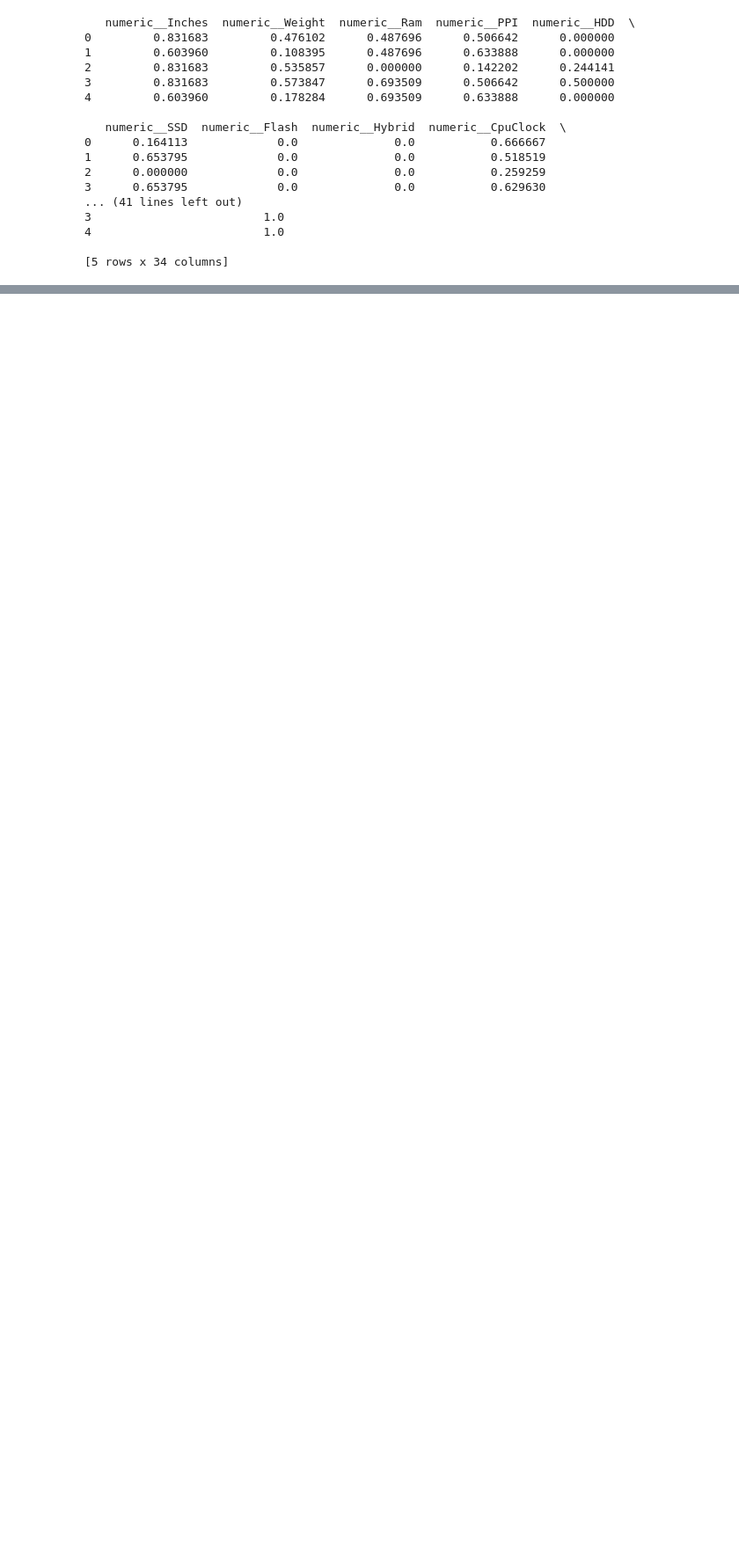
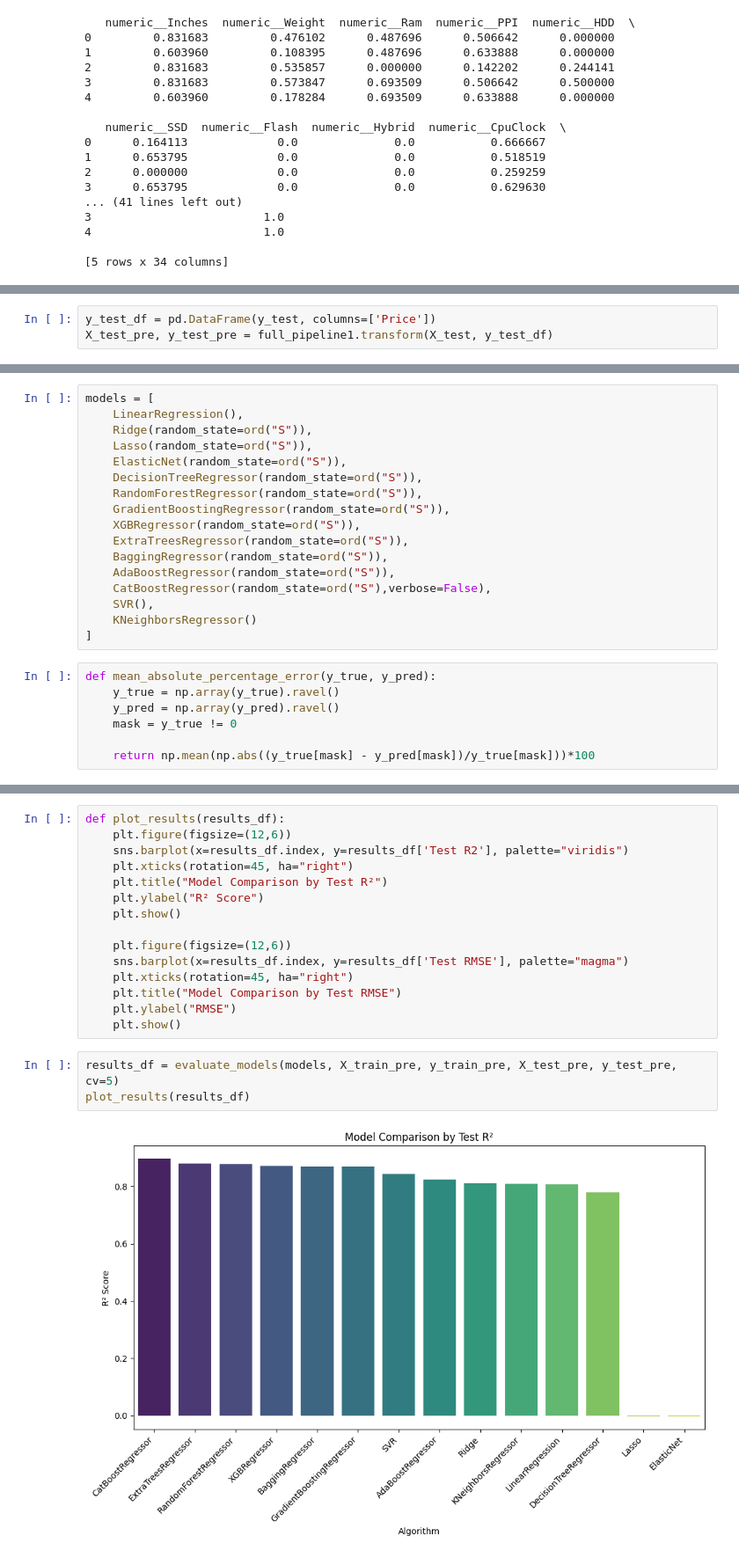
Before and after one commit to laurefindele-o-catto/ML-Projects, a Jupyter notebook: Laptop Price Prediction/prediction model.ipynb, the cells around one changed output, grey strips where cells are left out. Shown at 88% size. Saved outputs shown, nothing was run; the diff lists cells and outputs as text; blank space fills up the shorter version.

```diff
--- a/Laptop Price Prediction/prediction model.ipynb
+++ b/Laptop Price Prediction/prediction model.ipynb
@@ -1112,3 +1253,6 @@ First 10 feature names: ['numeric__Inches' 'numeric__Weight' 'numeric__Ram' 'num
  'categorical__GpuBrand_ARM' 'categorical__GpuBrand_Intel'
  'categorical__GpuBrand_Nvidia' 'categorical__OpSys_MacOS'
  'categorical__OpSys_Other OS' 'categorical__OpSys_Windows']
+# %%
+y_test_df = pd.DataFrame(y_test, columns=['Price'])
+X_test_pre, y_test_pre = full_pipeline1.transform(X_test, y_test_df)
@@ -1114,0 +1261,24 @@ First 10 feature names: ['numeric__Inches' 'numeric__Weight' 'numeric__Ram' 'num
+# %%
+models = [
+    LinearRegression(),
+    Ridge(random_state=ord("S")),
+    Lasso(random_state=ord("S")),
+    ElasticNet(random_state=ord("S")),
+    DecisionTreeRegressor(random_state=ord("S")),
+    RandomForestRegressor(random_state=ord("S")),
+    GradientBoostingRegressor(random_state=ord("S")),
+    XGBRegressor(random_state=ord("S")),
+    ExtraTreesRegressor(random_state=ord("S")),
+    BaggingRegressor(random_state=ord("S")),
+    AdaBoostRegressor(random_state=ord("S")),
+    CatBoostRegressor(random_state=ord("S"),verbose=False),
+    SVR(),
+    KNeighborsRegressor()
+]
+# %%
+def mean_absolute_percentage_error(y_true, y_pred):
+    y_true = np.array(y_true).ravel()
+    y_pred = np.array(y_pred).ravel()
+    mask = y_true != 0
+
+    return np.mean(np.abs((y_true[mask] - y_pred[mask])/y_true[mask]))*100
@@ -1114,0 +1338,20 @@ First 10 feature names: ['numeric__Inches' 'numeric__Weight' 'numeric__Ram' 'num
+# %%
+def plot_results(results_df):
+    plt.figure(figsize=(12,6))
+    sns.barplot(x=results_df.index, y=results_df['Test R2'], palette="viridis")
+    plt.xticks(rotation=45, ha="right")
+    plt.title("Model Comparison by Test R²")
+    plt.ylabel("R² Score")
+    plt.show()
+
+    plt.figure(figsize=(12,6))
+    sns.barplot(x=results_df.index, y=results_df['Test RMSE'], palette="magma")
+    plt.xticks(rotation=45, ha="right")
+    plt.title("Model Comparison by Test RMSE")
+    plt.ylabel("RMSE")
+    plt.show()
+# %%
+results_df = evaluate_models(models, X_train_pre, y_train_pre, X_test_pre, y_test_pre, cv=5)
+plot_results(results_df)
+# %% [output]
+[figure, added]
```
Also changed, not shown: parts of 59 cells of this notebook, 4 other files.
